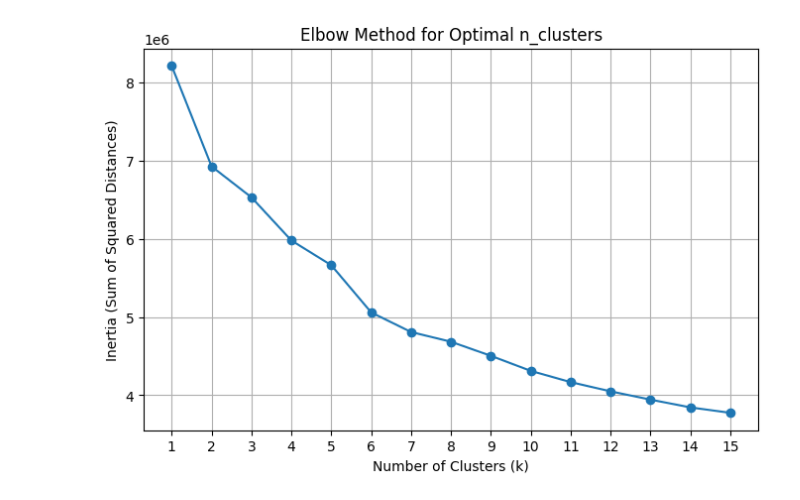
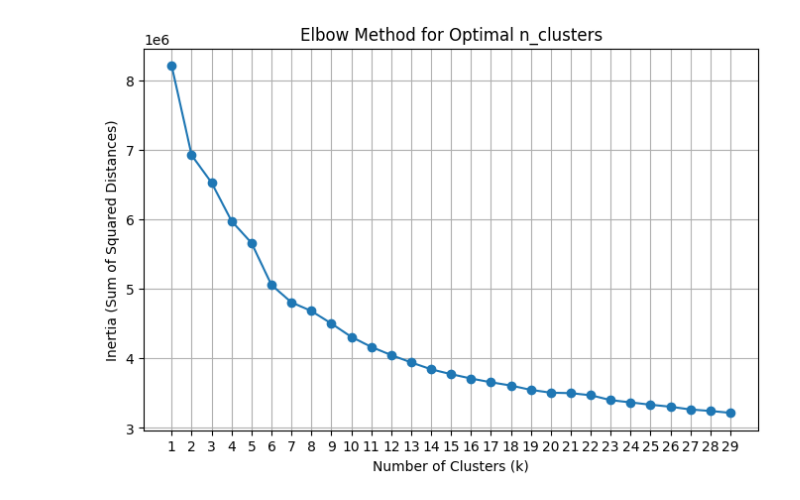
Before and after one commit to anikas2003/spotifyrec, a Jupyter notebook: spotifyrecommendation.ipynb, the cells around one changed output. Drawn from its saved outputs; the diff is of its cells as text; code cells hidden in the pictures.

```diff
--- a/spotifyrecommendation.ipynb
+++ b/spotifyrecommendation.ipynb
@@ -7,6 +7,8 @@ from sklearn.discriminant_analysis import StandardScaler
 from sklearn.cluster import KMeans
 # %%
 spotify_df = pd.read_csv('/Users/anikasethi/Desktop/train_dataset.csv')
+spotify_df = spotify_df.drop_duplicates(subset='id', keep='first')
+
 # features to train on (need to be normalized)
 train_features = ['popularity', 'explicit', 'danceability', 'energy', 'key', 'loudness', 'mode', 'speechiness', 'acousticness', 'instrumentalness',
                   'liveness', 'valence', 'tempo', 'time_signature']
@@ -43,26 +45,26 @@ spotify_df_train.head()
 # %%
 # elbow method
 inertia = []
 
 # try the following cluster values
-cluster_range = range(1, 16)
+cluster_range = range(1, 30)
 
 for n_clusters in cluster_range:
     kmeans = KMeans(n_clusters=n_clusters, random_state=42)
     kmeans.fit(spotify_df_train[train_features])
     inertia.append(kmeans.inertia_)
 
 # plot inertia values to pick
 plt.figure(figsize=(8, 5))
 plt.plot(cluster_range, inertia, marker='o')
 plt.title('Elbow Method for Optimal n_clusters')
 plt.xlabel('Number of Clusters (k)')
 plt.ylabel('Inertia (Sum of Squared Distances)')
 plt.xticks(cluster_range)
 plt.grid()
 plt.show()
 # %% [output]
-[figure, old version]
+[figure, new version]
 # %%
 # n_clusters picked using elbow method
 kmeans = KMeans(n_clusters=6, random_state=42)
```
Also changed, not shown: parts of 5 cells of this notebook.
